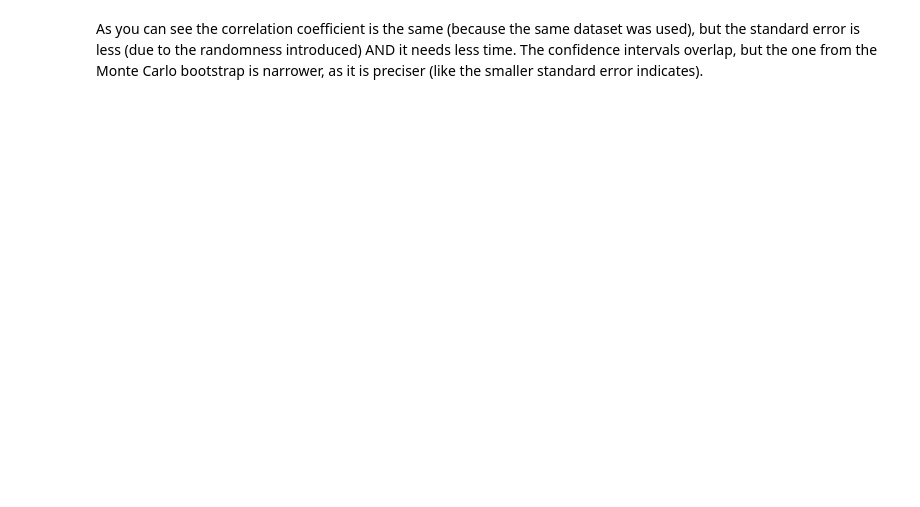
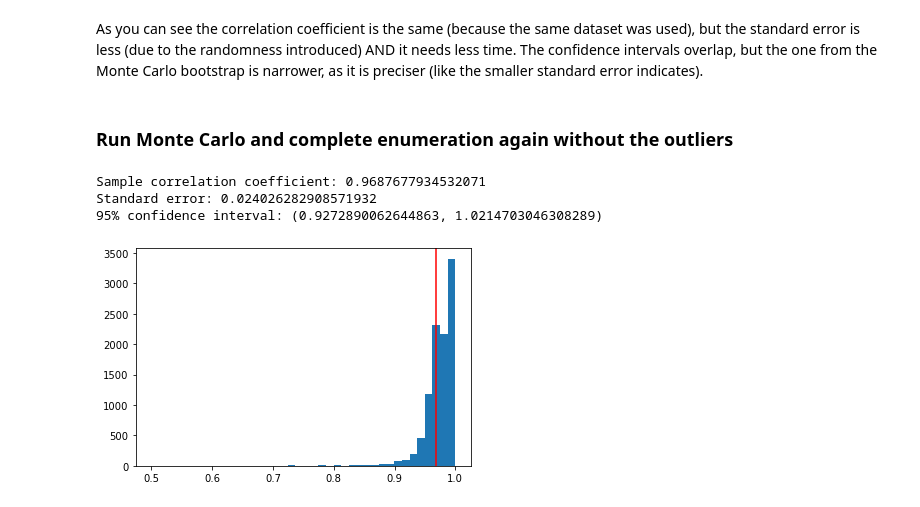
Before and after one commit to AyseTheArk/COMST-Assignment-2, a Jupyter notebook: bootstrap.ipynb, the cells around one changed output. Drawn from its saved outputs; the diff is of its cells as text; code cells hidden in the pictures; blank space fills up the shorter version.

```diff
--- a/bootstrap.ipynb
+++ b/bootstrap.ipynb
@@ -187,2 +214,39 @@ Wall time: 51.5 s
 # %% [markdown]
 As you can see the correlation coefficient is the same (because the same dataset was used), but the standard error is less (due to the randomness introduced) AND it needs less time. The confidence intervals overlap, but the one from the Monte Carlo bootstrap is narrower, as it is preciser (like the smaller standard error indicates).
+# %% [markdown]
+### Run Monte Carlo and complete enumeration again without the outliers
+# %%
+%%time
+import pandas as pd
+import numpy as np
+import scipy.stats as stats
+
+# Same dataset used as in the complete enumeration bootstrap
+law_ex5 = new_law.drop(outliers.index, axis=0)
+
+# Monte Carlo bootstrap
+r_obs = np.corrcoef(law_ex5['LSAT'], law_ex5['GPA'])[0, 1]
+B = 10000
+
+r_mc = []
+for i in range(B):
+    idx = np.random.choice(law_ex5.index, size=len(law_ex5), replace=True)
+    r = np.corrcoef(law_ex5.loc[idx, 'LSAT'], law_ex5.loc[idx, 'GPA'])[0, 1]
+    r_mc.append(r)
+
+se_mc = np.std(r_mc, ddof=1)
+ci_mc = stats.norm.interval(0.95, loc=np.mean(r_mc), scale=se_mc)
+
+print('Sample correlation coefficient:', r_obs)
+print('Standard error:', se_mc)
+print('95% confidence interval:', ci_mc)
+
+import matplotlib.pyplot as plt
+plt.hist(r_mc, bins=40)
+plt.axvline(x=r_obs, color='r', linewidth=1.5)
+plt.show()
+# %% [output]
+Sample correlation coefficient: 0.9687677934532071
+Standard error: 0.024026282908571932
+95% confidence interval: (0.9272890062644863, 1.0214703046308289)
+[figure, added]
```
Also changed, not shown: parts of 11 cells of this notebook.
